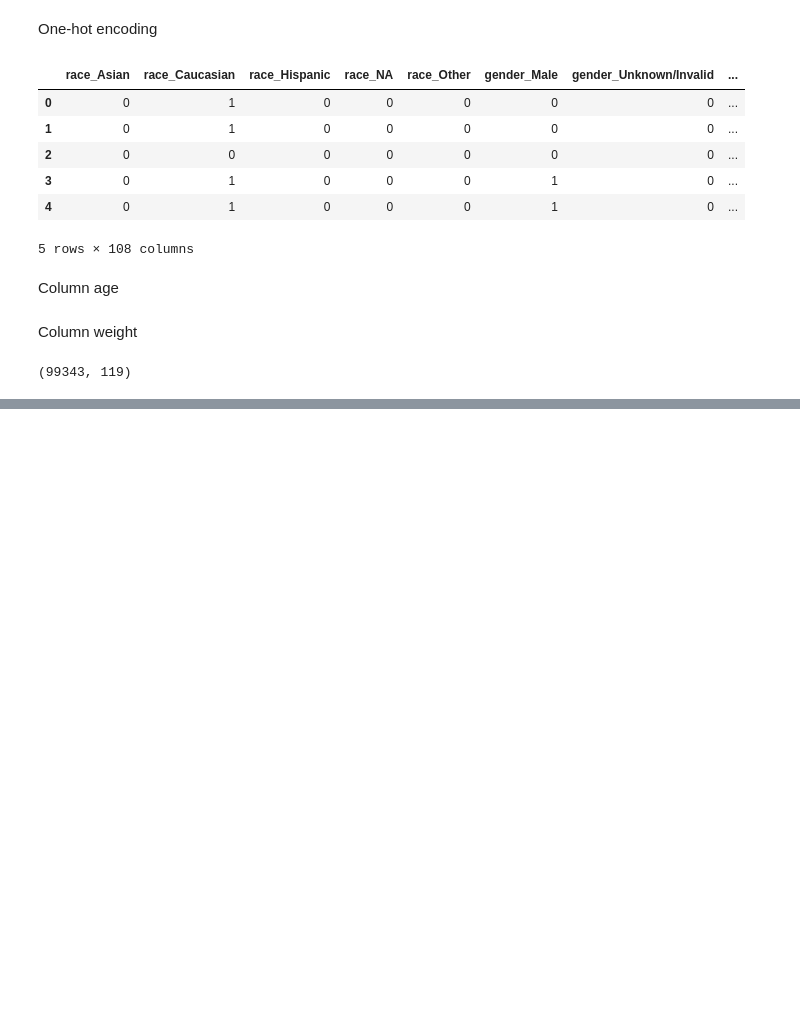
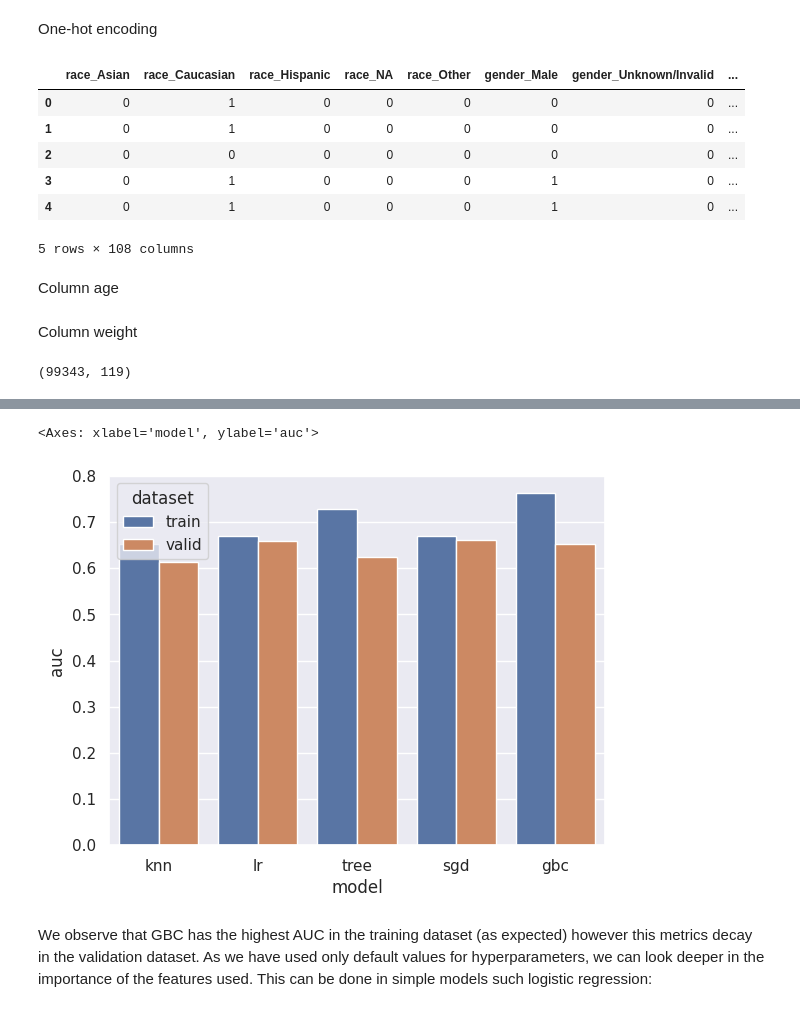
Before and after one commit to JavierPachas/diabetes, a Jupyter notebook: diabetes.ipynb, the cells around one changed output, grey strips where cells are left out. Cells and saved outputs as stored; diff of their text form; code cells hidden in the pictures; blank space fills up the shorter version.

```diff
--- a/diabetes.ipynb
+++ b/diabetes.ipynb
@@ -707,0 +931,8 @@ Since the dataset is imbalanced (more negatives (0) than positives (1))
+# %%
+y_train_pred = gbc.predict_proba(X_train_sc)[:,1]
+y_valid_pred = gbc.predict_proba(X_valid_sc)[:,1]
+
+print('GBC training')
+gbc_train_auc, gbc_train_accuracy, gbc_train_recall, gbc_train_precision, gbc_train_specificity = report(y_train, y_train_pred, threshold)
+print('GBC validation')
+gbc_valid_auc, gbc_valid_accuracy, gbc_valid_recall, gbc_valid_precision, gbc_valid_specificity = report(y_valid, y_valid_pred, threshold)
@@ -707,0 +954,17 @@ Since the dataset is imbalanced (more negatives (0) than positives (1))
+# %%
+data = [['train', 'knn', knn_train_auc], ['valid', 'knn', knn_valid_auc],
+        ['train', 'lr', lr_train_auc], ['valid', 'lr', lr_valid_auc],
+        ['train', 'tree', tree_train_auc], ['valid', 'tree', tree_valid_auc],
+        ['train', 'sgd', sgd_train_auc], ['valid', 'sgd', sgd_valid_auc],
+    ['train', 'gbc', gbc_train_auc], ['valid', 'gbc', gbc_valid_auc]]
+# %%
+data = pd.DataFrame(data)
+# %%
+data.columns= ['dataset','model','auc']
+# %%
+sns.barplot(data= data, x = 'model', y = 'auc', hue = 'dataset')
+# %% [output]
+<Axes: xlabel='model', ylabel='auc'>
+[figure, added]
+# %% [markdown]
+We observe that GBC has the highest AUC in the training dataset (as expected) however this metrics decay in the validation dataset. As we have used only default values for hyperparameters, we can look deeper in the importance of the features used. This can be done in simple models such logistic regression:
```
Also changed, not shown: parts of 60 cells of this notebook.
